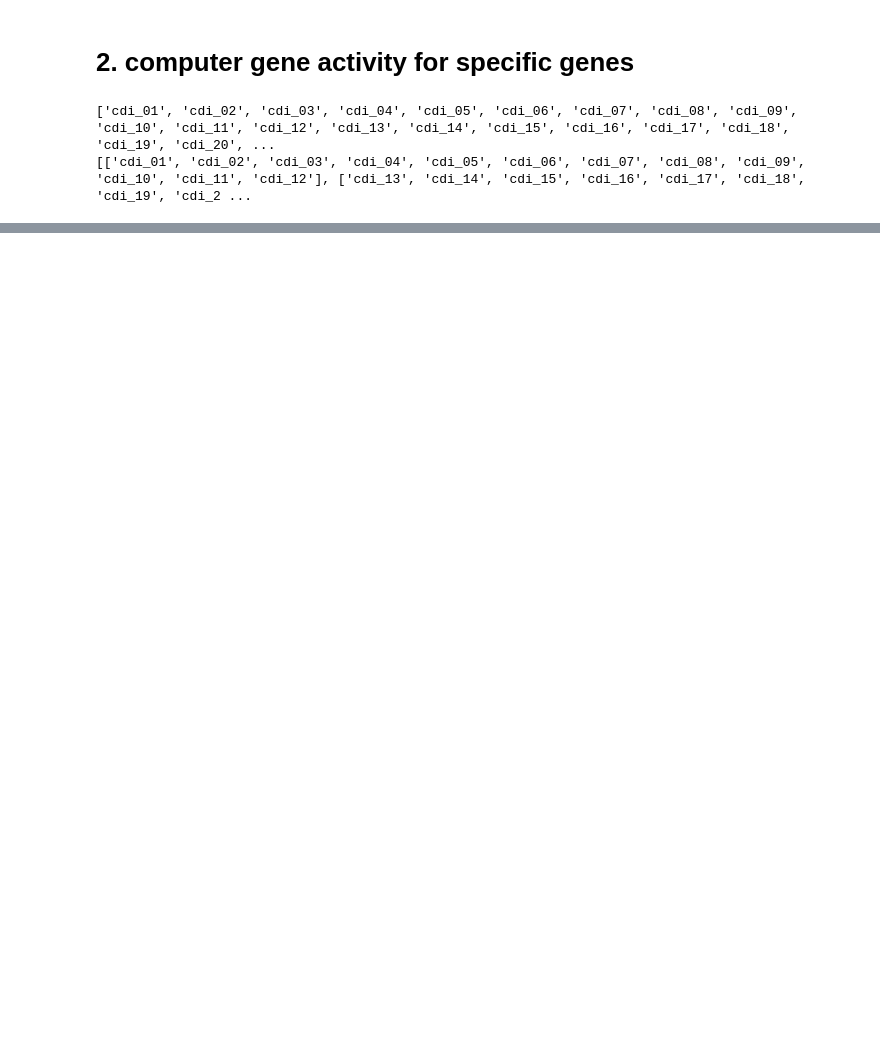
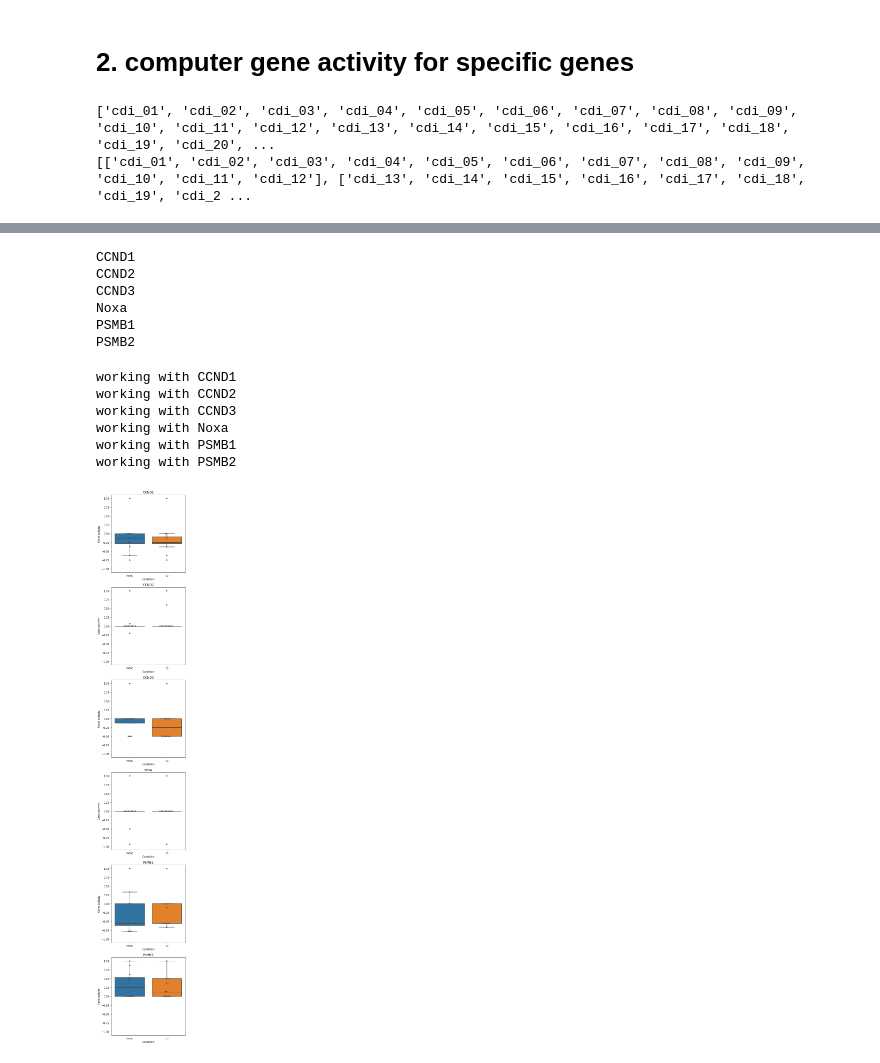
Before and after one commit to adelomana/cdi, a Jupyter notebook: gene_activity/gene_activity.ipynb, the cells around one changed output, grey strips where cells are left out. Cells and saved outputs as stored; diff of their text form; code cells hidden in the pictures; blank space fills up the shorter version.

```diff
--- a/gene_activity/gene_activity.ipynb
+++ b/gene_activity/gene_activity.ipynb
@@ -128,0 +123,11 @@ ax.tick_params(axis='both', which='both', length=0)
+# %%
+# Generate dataframe
+info = {}
+for target in goi:
+    print(target)
+    info[target] = numpy.array(network_activity.loc[goi[target],:])
+
+df = pandas.DataFrame(info)
+print(df.index)
+print(network_activity.columns)
+df.index = network_activity.columns
@@ -128,0 +149,39 @@ ax.tick_params(axis='both', which='both', length=0)
+# %%
+# Generate boxplot data
+labels = ["mono","co"]
+boxplots = []
+boxplots_labels = []
+for gene in goi:
+    print(gene)
+    boxplot_data = [df.loc[subtype, gene] for subtype in patients_by_subtype]
+    formatted_boxplot_data = miner.boxplot_figure(boxplot_data, labels)
+    formatted_boxplot_data.rename(columns={'data': 'Gene activity', 'label': 'Condition'}, inplace=True)
+    boxplots.append(formatted_boxplot_data)
+    boxplots_labels.append(gene)
+# %% [output]
+CCND1
+CCND2
+CCND3
+Noxa
+PSMB1
+PSMB2
+# %%
+size_unit = 5
+fig = matplotlib.pyplot.figure(figsize=(size_unit,size_unit*len(boxplots)), constrained_layout=True)
+grid = fig.add_gridspec(len(boxplots), 1)
+
+for i in range(len(boxplots)):
+    print('working with {}'.format(boxplots_labels[i]))
+    fig.add_subplot(grid[i,0])
+    seaborn.boxplot(x="Condition", y="Gene activity", data=boxplots[i], fliersize=0).set_title(boxplots_labels[i])
+    seaborn.swarmplot(x="Condition", y="Gene activity", data=boxplots[i], size=5, color=".3", linewidth=0)
+    matplotlib.pyplot.ylim([-1.1, 1.1])
+matplotlib.pyplot.tight_layout()
+# %% [output]
+working with CCND1
+working with CCND2
+working with CCND3
+working with Noxa
+working with PSMB1
+working with PSMB2
+[figure, added]
```
Also changed, not shown: parts of 13 cells of this notebook.
